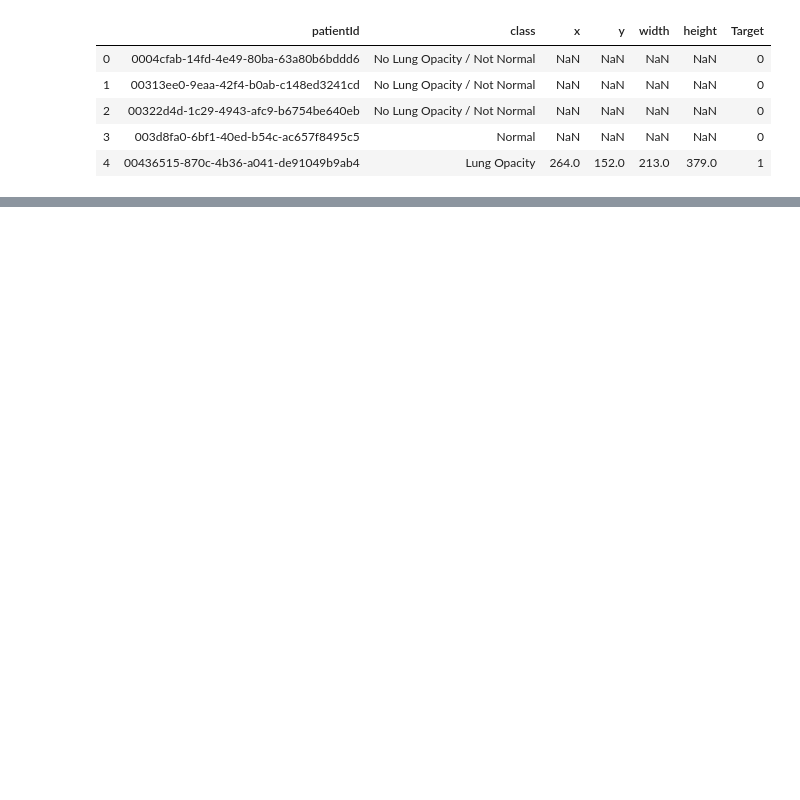
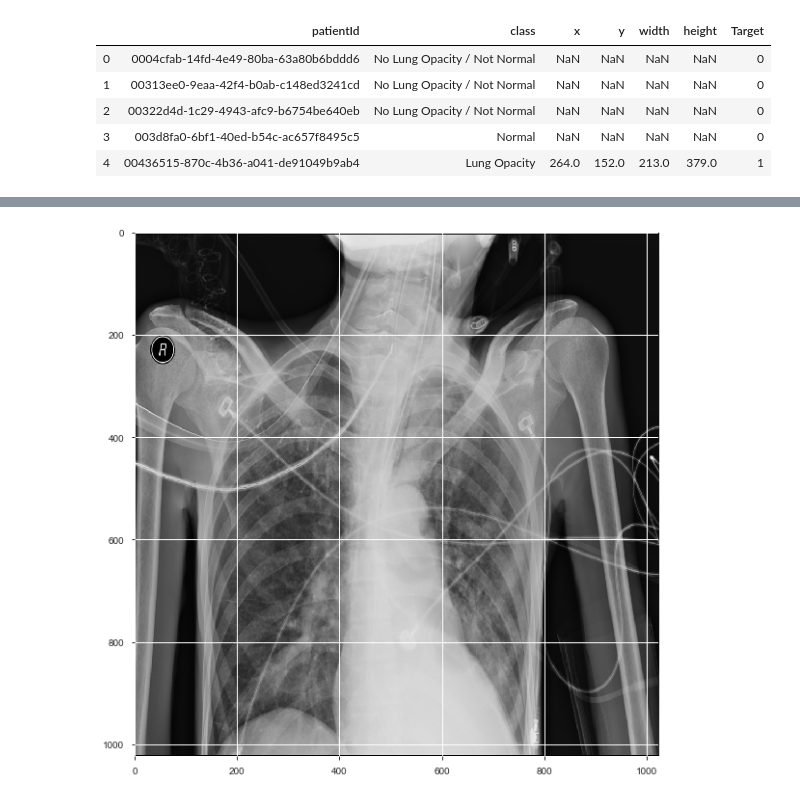
Before and after one commit to pachueud/capstone_project-1, a Jupyter notebook: Capstone Project - Deepak.ipynb, the cells around one changed output, grey strips where cells are left out. Cells and saved outputs as stored; diff of their text form; code cells hidden in the pictures; blank space fills up the shorter version.

Commit message:
added dicom parser and visualization

```diff
--- a/Capstone Project - Deepak.ipynb
+++ b/Capstone Project - Deepak.ipynb
@@ -175,0 +240,42 @@ mergedDF.head()
+# %%
+def parse_data(df):
+    """
+    Method to read a CSV file (Pandas dataframe) and parse the
+    data into the following nested dictionary:
+
+      parsed = {
+
+        'patientId-00': {
+            'dicom': path/to/dicom/file,
+            'label': either 0 or 1 for normal or pnuemonia,
+            'boxes': list of box(es)
+        },
+        'patientId-01': {
+            'dicom': path/to/dicom/file,
+            'label': either 0 or 1 for normal or pnuemonia,
+            'boxes': list of box(es)
+        }, ...
+
+      }
+
+    """
+    # --- Define lambda to extract coords in list [y, x, height, width]
+    extract_box = lambda row: [row['y'], row['x'], row['height'], row['width']]
+
+    parsed = {}
+    for n, row in df.iterrows():
+        # --- Initialize patient entry into parsed
+        pid = row['patientId']
+        if pid not in parsed:
+            parsed[pid] = {
+                'dicom': './rsna-pneumonia-detection-challenge/stage_2_train_images/%s.dcm' % pid,
+                'label': row['Target'],
+                'boxes': []}
+
+        # --- Add box if opacity is present
+        if parsed[pid]['label'] == 1:
+            parsed[pid]['boxes'].append(extract_box(row))
+
+    return parsed
+# %%
+parsedDF = parse_data(mergedDF)
@@ -175,0 +302,5 @@ mergedDF.head()
+# %%
+# display image
+draw(parsedDF['fffec09e-8a4a-48b1-b33e-ab4890ccd136'])
+# %% [output]
+[figure, added]
```
Also changed, not shown: parts of 12 cells of this notebook, 1 other file.
